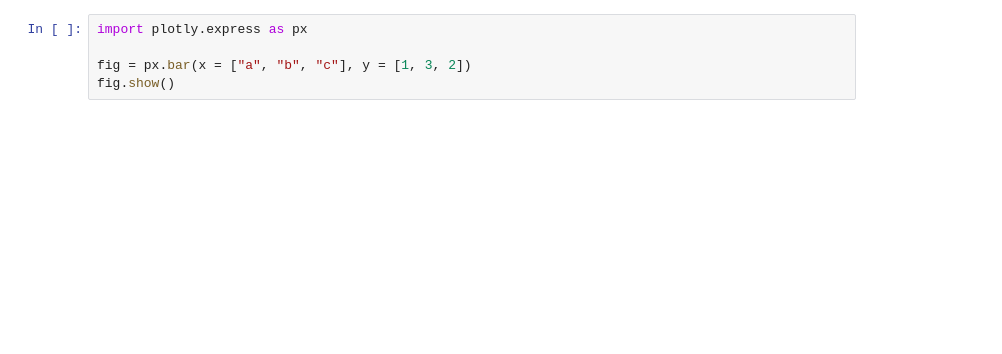
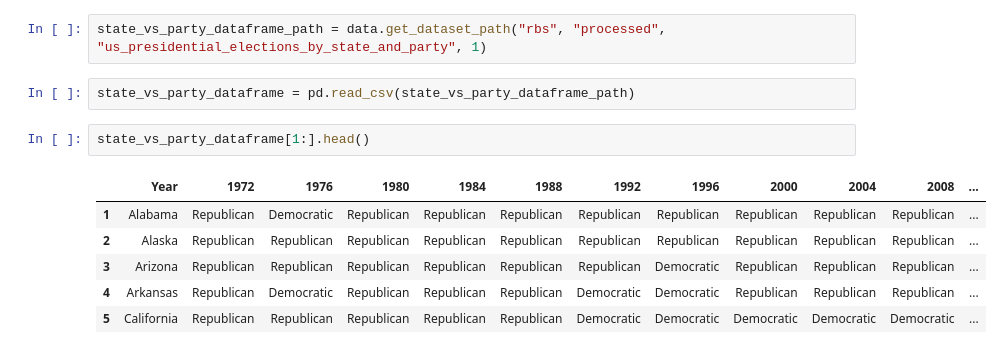
Before and after one commit to MYTE21/Red.Blue.States, a Jupyter notebook: notebooks/exploratory_data_analysis.ipynb, the cells around one changed output. Cells and saved outputs as stored; diff of their text form; blank space fills up the shorter version.

```diff
--- a/notebooks/exploratory_data_analysis.ipynb
+++ b/notebooks/exploratory_data_analysis.ipynb
@@ -37,5 +17,13 @@ app.run(debug = True)
-# %%
-import plotly.express as px
-
-fig = px.bar(x = ["a", "b", "c"], y = [1, 3, 2])
-fig.show()
+# %%
+state_vs_party_dataframe_path = data.get_dataset_path("rbs", "processed", "us_presidential_elections_by_state_and_party", 1)
+# %%
+state_vs_party_dataframe = pd.read_csv(state_vs_party_dataframe_path)
+# %%
+state_vs_party_dataframe[1:].head()
+# %% [output]
+|  | Year | 1972 | 1976 | 1980 | 1984 | 1988 | 1992 | 1996 | 2000 | 2004 | 2008 | ... |
+| 1 | Alabama | Republican | Democratic | Republican | Republican | Republican | Republican | Republican | Republican | Republican | Republican | ... |
+| 2 | Alaska | Republican | Republican | Republican | Republican | Republican | Republican | Republican | Republican | Republican | Republican | ... |
+| 3 | Arizona | Republican | Republican | Republican | Republican | Republican | Republican | Democratic | Republican | Republican | Republican | ... |
+| 4 | Arkansas | Republican | Democratic | Republican | Republican | Republican | Democratic | Democratic | Republican | Republican | Republican | ... |
+| 5 | California | Republican | Republican | Republican | Republican | Republican | Democratic | Democratic | Democratic | Democratic | Democratic | ... |
```
Also changed, not shown: parts of 12 cells of this notebook, 2 other files.
